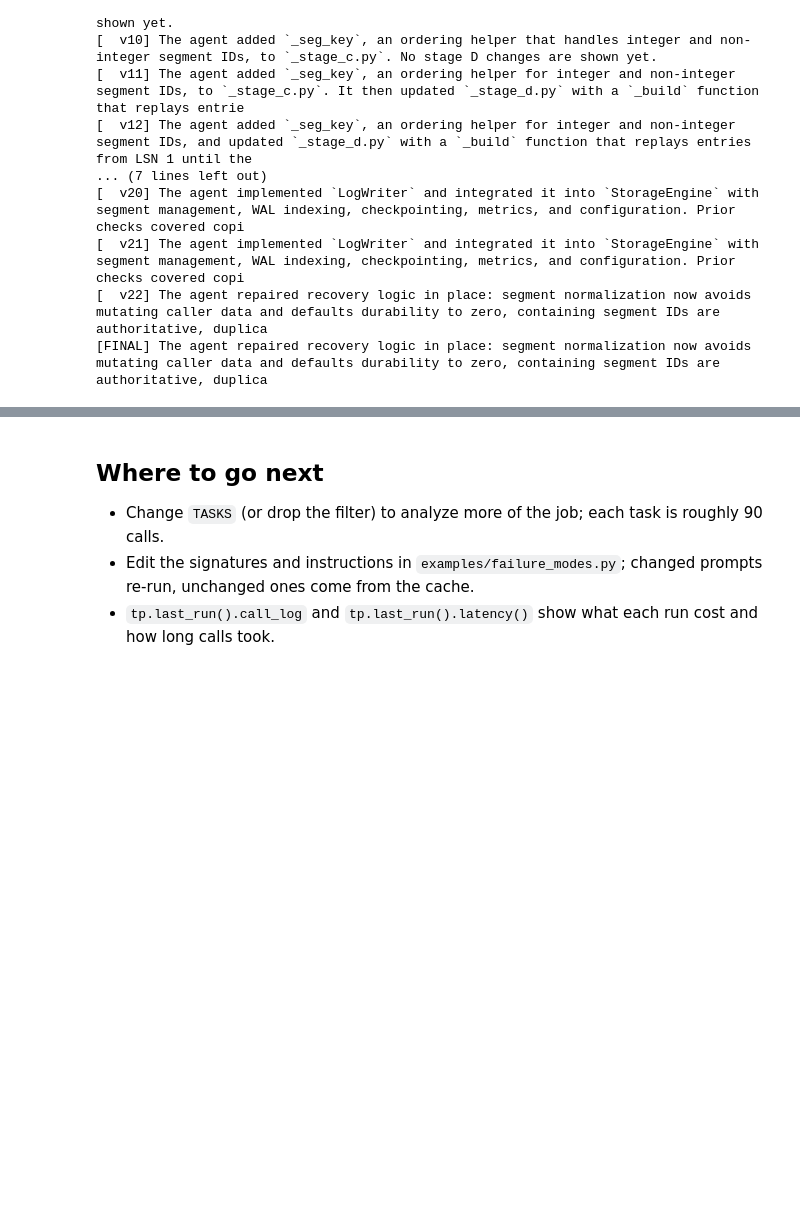
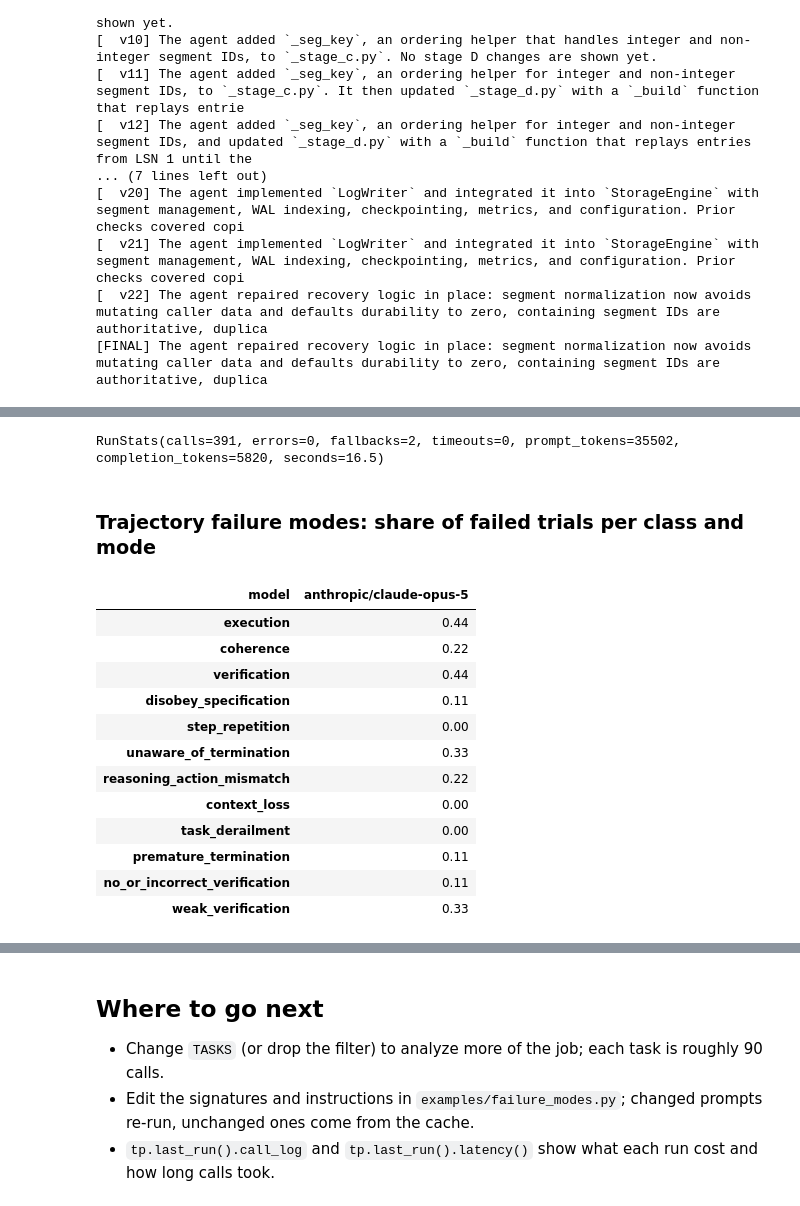
Before and after one commit to Ziems/tracepress, a Jupyter notebook: examples/explore_results.ipynb, the cells around one changed output, grey strips where cells are left out. Cells and saved outputs as stored; diff of their text form; code cells hidden in the pictures; blank space fills up the shorter version.

```diff
--- a/examples/explore_results.ipynb
+++ b/examples/explore_results.ipynb
@@ -302,0 +317,29 @@ async for event in pipeline(tp.replay(live)).events():
+# %%
+from tracepress.pipelines import harbor
+
+tb = tp.read.harbor("example_harbor_jobs/trials", tasks=TASKS[:3])
+mode_rows, command_rows = await tp.acollect(
+    harbor.trajectory_taxonomy(tb), harbor.step_taxonomy(tb, failed_only=True))
+tp.last_run()
+# %% [output]
+RunStats(calls=391, errors=0, fallbacks=2, timeouts=0, prompt_tokens=35502, completion_tokens=5820, seconds=16.5)
+# %% [markdown]
+### Trajectory failure modes: share of failed trials per class and mode
+# %%
+wide = pd.DataFrame(harbor.trajectory_labels_wide(mode_rows))
+labels = [*harbor.TRAJECTORY_CLASSES, *harbor.TRAJECTORY_MODES]
+wide.groupby("model")[labels].mean().T.round(2)
+# %% [output]
+| model | anthropic/claude-opus-5 |
+| execution | 0.44 |
+| coherence | 0.22 |
+| verification | 0.44 |
+| disobey_specification | 0.11 |
+| step_repetition | 0.00 |
+| unaware_of_termination | 0.33 |
+| reasoning_action_mismatch | 0.22 |
+| context_loss | 0.00 |
+| task_derailment | 0.00 |
+| premature_termination | 0.11 |
+| no_or_incorrect_verification | 0.11 |
+| weak_verification | 0.33 |
```
Also changed, not shown: parts of 12 cells of this notebook, 8 other files.
